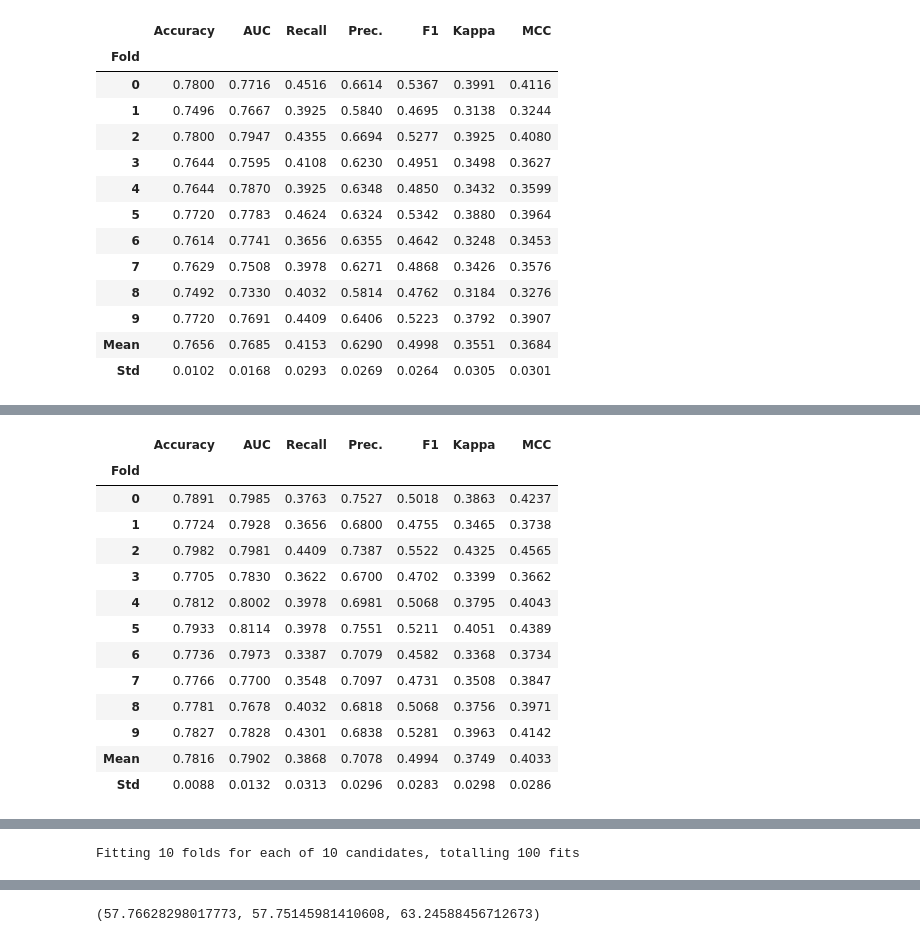
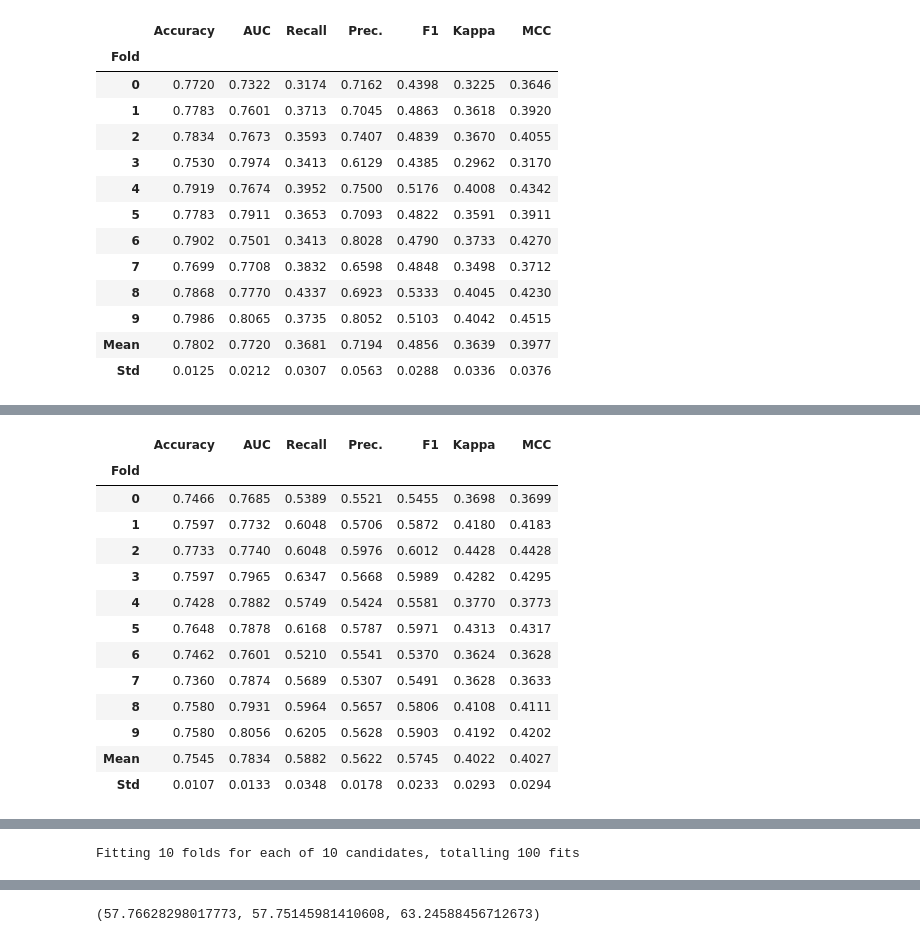
Before and after one commit to RodrigoFCMoreira/credit_scoring_ML_solver, a Jupyter notebook: 4 - Avaliar Técnica de modelagem.ipynb, the cells around one changed output, grey strips where cells are left out. Cells and saved outputs as stored; diff of their text form; code cells hidden in the pictures.

```diff
--- a/4 - Avaliar Técnica de modelagem.ipynb
+++ b/4 - Avaliar Técnica de modelagem.ipynb
@@ -40,8 +40,8 @@ setup_params = {
     # 'fix_imbalance_method': 'SMOTE',
 
     # Tratamento de valores ausentes
-    'numeric_imputation': 'median',
-    'categorical_imputation': 'most_frequent',
+    #'numeric_imputation': 'median',
+    #'categorical_imputation': 'most_frequent',
 
     # Discretização (binning) de variáveis numéricas para reduzir oscilações extremas
     'bin_numeric_features': [],
@@ -157,46 +165,46 @@ custom_grid_xgboost = {
 #custom_grid_xgboost
 # %%
 ##rf,lr,xgboost,lightgbm
-nome_modelo = 'xgboost'
+nome_modelo = 'rf'
 # %%
 modelo = treinar_e_tunar_modelo(target='y',
                                 data=train_selecionada.drop(columns=['id', 'safra']),
                                 model_name=nome_modelo,
                                 setup_params=setup_params,
-                                tune_params=custom_grid_xgboost,
+                                tune_params=custom_grid_random_forest,
                                 problem_type='classification')
 # %% [output]
 [interactive output not drawn]
 |  | Accuracy | AUC | Recall | Prec. | F1 | Kappa | MCC |
 | Fold |  |  |  |  |  |  |  |
-| 0 | 0.7800 | 0.7716 | 0.4516 | 0.6614 | 0.5367 | 0.3991 | 0.4116 |
-| 1 | 0.7496 | 0.7667 | 0.3925 | 0.5840 | 0.4695 | 0.3138 | 0.3244 |
-| 2 | 0.7800 | 0.7947 | 0.4355 | 0.6694 | 0.5277 | 0.3925 | 0.4080 |
-| 3 | 0.7644 | 0.7595 | 0.4108 | 0.6230 | 0.4951 | 0.3498 | 0.3627 |
-| 4 | 0.7644 | 0.7870 | 0.3925 | 0.6348 | 0.4850 | 0.3432 | 0.3599 |
-| 5 | 0.7720 | 0.7783 | 0.4624 | 0.6324 | 0.5342 | 0.3880 | 0.3964 |
-| 6 | 0.7614 | 0.7741 | 0.3656 | 0.6355 | 0.4642 | 0.3248 | 0.3453 |
-| 7 | 0.7629 | 0.7508 | 0.3978 | 0.6271 | 0.4868 | 0.3426 | 0.3576 |
-| 8 | 0.7492 | 0.7330 | 0.4032 | 0.5814 | 0.4762 | 0.3184 | 0.3276 |
-| 9 | 0.7720 | 0.7691 | 0.4409 | 0.6406 | 0.5223 | 0.3792 | 0.3907 |
-| Mean | 0.7656 | 0.7685 | 0.4153 | 0.6290 | 0.4998 | 0.3551 | 0.3684 |
-| Std | 0.0102 | 0.0168 | 0.0293 | 0.0269 | 0.0264 | 0.0305 | 0.0301 |
+| 0 | 0.7720 | 0.7322 | 0.3174 | 0.7162 | 0.4398 | 0.3225 | 0.3646 |
+| 1 | 0.7783 | 0.7601 | 0.3713 | 0.7045 | 0.4863 | 0.3618 | 0.3920 |
+| 2 | 0.7834 | 0.7673 | 0.3593 | 0.7407 | 0.4839 | 0.3670 | 0.4055 |
+| 3 | 0.7530 | 0.7974 | 0.3413 | 0.6129 | 0.4385 | 0.2962 | 0.3170 |
+| 4 | 0.7919 | 0.7674 | 0.3952 | 0.7500 | 0.5176 | 0.4008 | 0.4342 |
+| 5 | 0.7783 | 0.7911 | 0.3653 | 0.7093 | 0.4822 | 0.3591 | 0.3911 |
+| 6 | 0.7902 | 0.7501 | 0.3413 | 0.8028 | 0.4790 | 0.3733 | 0.4270 |
+| 7 | 0.7699 | 0.7708 | 0.3832 | 0.6598 | 0.4848 | 0.3498 | 0.3712 |
+| 8 | 0.7868 | 0.7770 | 0.4337 | 0.6923 | 0.5333 | 0.4045 | 0.4230 |
+| 9 | 0.7986 | 0.8065 | 0.3735 | 0.8052 | 0.5103 | 0.4042 | 0.4515 |
+| Mean | 0.7802 | 0.7720 | 0.3681 | 0.7194 | 0.4856 | 0.3639 | 0.3977 |
+| Std | 0.0125 | 0.0212 | 0.0307 | 0.0563 | 0.0288 | 0.0336 | 0.0376 |
 [interactive output not drawn]
 [interactive output not drawn]
 |  | Accuracy | AUC | Recall | Prec. | F1 | Kappa | MCC |
 | Fold |  |  |  |  |  |  |  |
-| 0 | 0.7891 | 0.7985 | 0.3763 | 0.7527 | 0.5018 | 0.3863 | 0.4237 |
-| 1 | 0.7724 | 0.7928 | 0.3656 | 0.6800 | 0.4755 | 0.3465 | 0.3738 |
-| 2 | 0.7982 | 0.7981 | 0.4409 | 0.7387 | 0.5522 | 0.4325 | 0.4565 |
-| 3 | 0.7705 | 0.7830 | 0.3622 | 0.6700 | 0.4702 | 0.3399 | 0.3662 |
-| 4 | 0.7812 | 0.8002 | 0.3978 | 0.6981 | 0.5068 | 0.3795 | 0.4043 |
-| 5 | 0.7933 | 0.8114 | 0.3978 | 0.7551 | 0.5211 | 0.4051 | 0.4389 |
-| 6 | 0.7736 | 0.7973 | 0.3387 | 0.7079 | 0.4582 | 0.3368 | 0.3734 |
-| 7 | 0.7766 | 0.7700 | 0.3548 | 0.7097 | 0.4731 | 0.3508 | 0.3847 |
-| 8 | 0.7781 | 0.7678 | 0.4032 | 0.6818 | 0.5068 | 0.3756 | 0.3971 |
-| 9 | 0.7827 | 0.7828 | 0.4301 | 0.6838 | 0.5281 | 0.3963 | 0.4142 |
-| Mean | 0.7816 | 0.7902 | 0.3868 | 0.7078 | 0.4994 | 0.3749 | 0.4033 |
-| Std | 0.0088 | 0.0132 | 0.0313 | 0.0296 | 0.0283 | 0.0298 | 0.0286 |
+| 0 | 0.7466 | 0.7685 | 0.5389 | 0.5521 | 0.5455 | 0.3698 | 0.3699 |
+| 1 | 0.7597 | 0.7732 | 0.6048 | 0.5706 | 0.5872 | 0.4180 | 0.4183 |
+| 2 | 0.7733 | 0.7740 | 0.6048 | 0.5976 | 0.6012 | 0.4428 | 0.4428 |
+| 3 | 0.7597 | 0.7965 | 0.6347 | 0.5668 | 0.5989 | 0.4282 | 0.4295 |
+| 4 | 0.7428 | 0.7882 | 0.5749 | 0.5424 | 0.5581 | 0.3770 | 0.3773 |
+| 5 | 0.7648 | 0.7878 | 0.6168 | 0.5787 | 0.5971 | 0.4313 | 0.4317 |
+| 6 | 0.7462 | 0.7601 | 0.5210 | 0.5541 | 0.5370 | 0.3624 | 0.3628 |
+| 7 | 0.7360 | 0.7874 | 0.5689 | 0.5307 | 0.5491 | 0.3628 | 0.3633 |
+| 8 | 0.7580 | 0.7931 | 0.5964 | 0.5657 | 0.5806 | 0.4108 | 0.4111 |
+| 9 | 0.7580 | 0.8056 | 0.6205 | 0.5628 | 0.5903 | 0.4192 | 0.4202 |
+| Mean | 0.7545 | 0.7834 | 0.5882 | 0.5622 | 0.5745 | 0.4022 | 0.4027 |
+| Std | 0.0107 | 0.0133 | 0.0348 | 0.0178 | 0.0233 | 0.0293 | 0.0294 |
 [interactive output not drawn]
 Fitting 10 folds for each of 10 candidates, totalling 100 fits
 # %%
```
Also changed, not shown: parts of 38 cells of this notebook, 17 other files.
